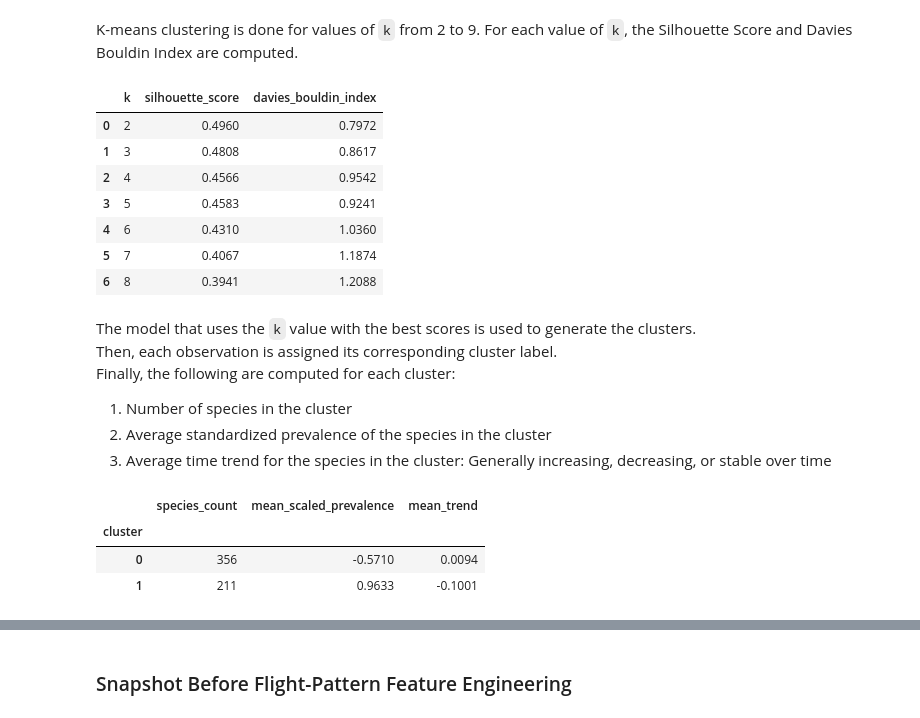
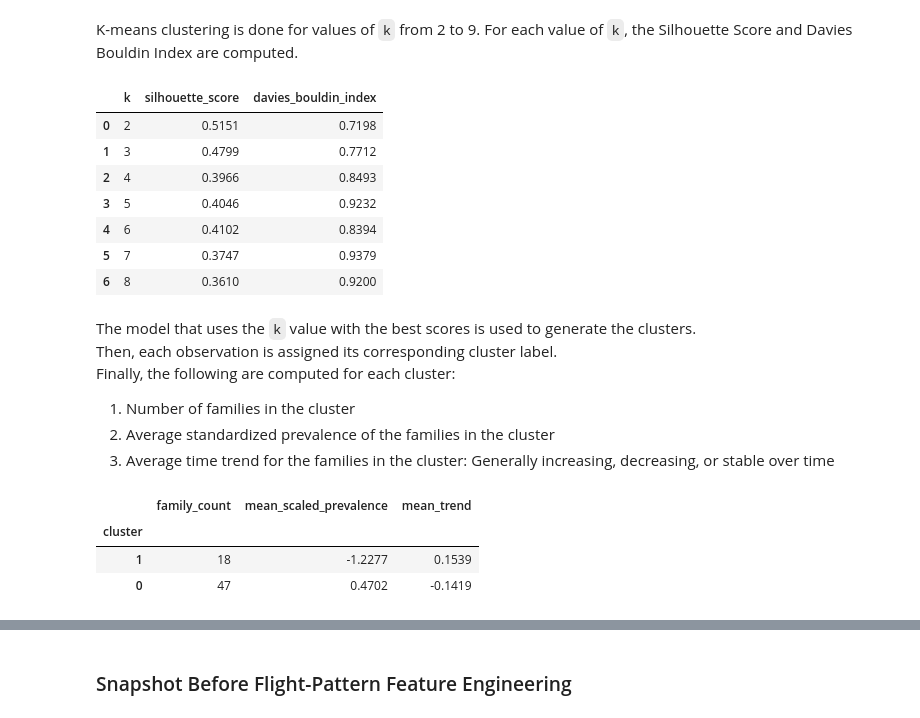
Before and after one commit to Kaxlow/where-the-birds-sing, a Jupyter notebook: src/clustering-analysis.ipynb, the cells around one changed output, grey strips where cells are left out. Drawn from its saved outputs; the diff is of its cells as text; code cells hidden in the pictures.

```diff
--- a/src/clustering-analysis.ipynb
+++ b/src/clustering-analysis.ipynb
@@ -102,10 +103,10 @@ To study how species prevalence changes over time, each species is represented b
 # %%
-species_monthly = (
+family_monthly = (
     birdsong_df
-    .groupby(['common_name', 'date'], as_index=False)
+    .groupby(['family', 'date'], as_index=False)
     .agg(monthly_bird_count=('bird_count', 'sum'))
 )
-species_monthly['log_monthly_bird_count'] = np.log1p(species_monthly['monthly_bird_count'])
+family_monthly['log_monthly_bird_count'] = np.log1p(family_monthly['monthly_bird_count'])
 # %% [markdown]
 ### Snapshot Before Prevalence Pivot
 # %%
@@ -135,14 +136,14 @@ Together, these transformations produce a clean species-by-time matrix that is s
 # %%
-species_prevalence_wide = (
-    species_monthly
-    .pivot(index='common_name', columns='date', values='log_monthly_bird_count')
+family_prevalence_wide = (
+    family_monthly
+    .pivot(index='family', columns='date', values='log_monthly_bird_count')
     .fillna(0)
 )
 
-species_prevalence_scaled = pd.DataFrame(
-    StandardScaler().fit_transform(species_prevalence_wide),
-    index=species_prevalence_wide.index,
-    columns=species_prevalence_wide.columns
+family_prevalence_scaled = pd.DataFrame(
+    StandardScaler().fit_transform(family_prevalence_wide),
+    index=family_prevalence_wide.index,
+    columns=family_prevalence_wide.columns
 )
 # %% [markdown]
 ### Snapshot After Prevalence Scaling
@@ -168,39 +169,40 @@ species_prevalence_scaled
 # %% [markdown]
 K-means clustering is done for values of `k` from 2 to 9. For each value of `k`, the Silhouette Score and Davies Bouldin Index are computed.
 # %%
-prevalence_scores, prevalence_best_k = evaluate_kmeans_grid(species_prevalence_scaled, k_values=range(2, 9))
-prevalence_model, prevalence_labels, prevalence_metrics = fit_final_kmeans(species_prevalence_scaled, prevalence_best_k)
+prevalence_scores, prevalence_best_k = evaluate_kmeans_grid(family_prevalence_scaled, k_values=range(2, 9))
+prevalence_model, prevalence_labels, prevalence_metrics = fit_final_kmeans(family_prevalence_scaled, prevalence_best_k)
 
 prevalence_scores
 # %% [output]
 |  | k | silhouette_score | davies_bouldin_index |
-| 0 | 2 | 0.4960 | 0.7972 |
-| 1 | 3 | 0.4808 | 0.8617 |
-| 2 | 4 | 0.4566 | 0.9542 |
-| 3 | 5 | 0.4583 | 0.9241 |
-| 4 | 6 | 0.4310 | 1.0360 |
-| 5 | 7 | 0.4067 | 1.1874 |
-| 6 | 8 | 0.3941 | 1.2088 |
+| 0 | 2 | 0.5151 | 0.7198 |
+| 1 | 3 | 0.4799 | 0.7712 |
+| 2 | 4 | 0.3966 | 0.8493 |
+| 3 | 5 | 0.4046 | 0.9232 |
+| 4 | 6 | 0.4102 | 0.8394 |
+| 5 | 7 | 0.3747 | 0.9379 |
+| 6 | 8 | 0.3610 | 0.9200 |
 # %% [markdown]
 The model that uses the `k` value with the best scores is used to generate the clusters.
 Then, each observation is assigned its corresponding cluster label.
 Finally, the following are computed for each cluster:
-1. Number of species in the cluster
-2. Average standardized prevalence of the species in the cluster
-3. Average time trend for the species in the cluster: Generally increasing, decreasing, or stable over time
+
+1. Number of families in the cluster
+2. Average standardized prevalence of the families in the cluster
+3. Average time trend for the families in the cluster: Generally increasing, decreasing, or stable over time
 # %%
-species_prevalence_clusters = species_prevalence_scaled.copy()
-species_prevalence_clusters['cluster'] = prevalence_labels
-species_prevalence_clusters['avg_scaled_prevalence'] = species_prevalence_scaled.mean(axis=1)
-species_prevalence_clusters['prevalence_trend'] = (
-    species_prevalence_wide.iloc[:, -12:].mean(axis=1) - species_prevalence_wide.iloc[:, :12].mean(axis=1)
+family_prevalence_clusters = family_prevalence_scaled.copy()
+family_prevalence_clusters['cluster'] = prevalence_labels
+family_prevalence_clusters['avg_scaled_prevalence'] = family_prevalence_scaled.mean(axis=1)
+family_prevalence_clusters['prevalence_trend'] = (
+    family_prevalence_wide.iloc[:, -12:].mean(axis=1) - family_prevalence_wide.iloc[:, :12].mean(axis=1)
 )
 
 prevalence_cluster_summary = (
-    species_prevalence_clusters
+    family_prevalence_clusters
     .groupby('cluster')
     .agg(
-        species_count=('avg_scaled_prevalence', 'size'),
+        family_count=('avg_scaled_prevalence', 'size'),
         mean_scaled_prevalence=('avg_scaled_prevalence', 'mean'),
         mean_trend=('prevalence_trend', 'mean')
     )
@@ -209,7 +211,7 @@ prevalence_cluster_summary = (
 
 prevalence_cluster_summary
 # %% [output]
-|  | species_count | mean_scaled_prevalence | mean_trend |
+|  | family_count | mean_scaled_prevalence | mean_trend |
 | cluster |  |  |  |
-| 0 | 356 | -0.5710 | 0.0094 |
-| 1 | 211 | 0.9633 | -0.1001 |
+| 1 | 18 | -1.2277 | 0.1539 |
+| 0 | 47 | 0.4702 | -0.1419 |
```
Also changed, not shown: parts of 22 cells of this notebook.
